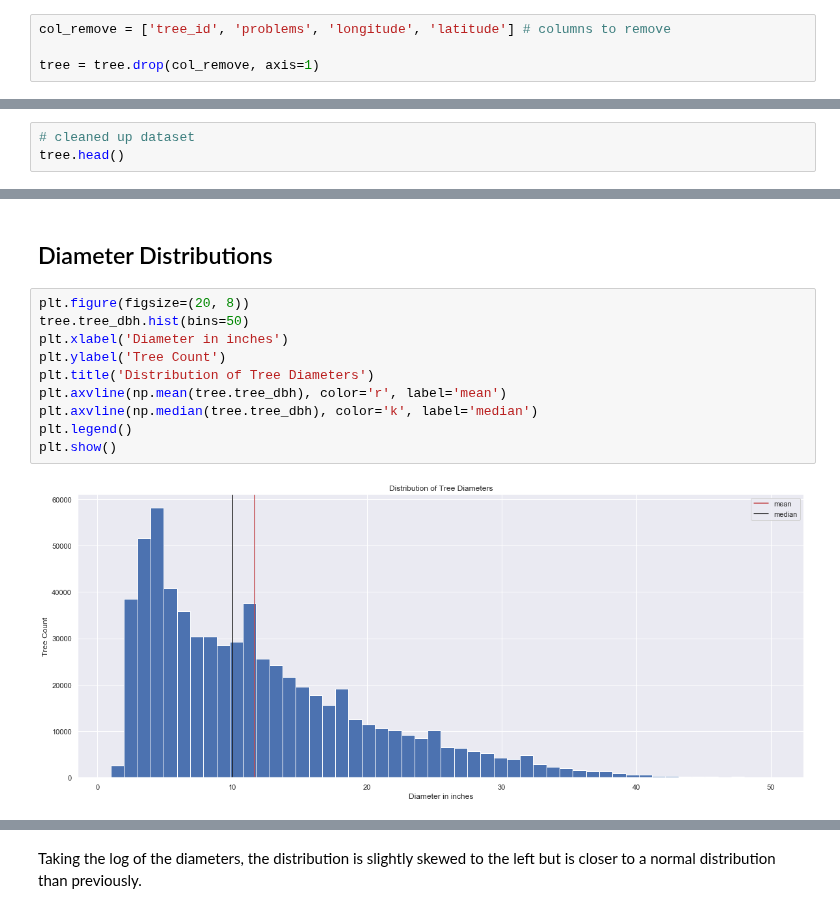
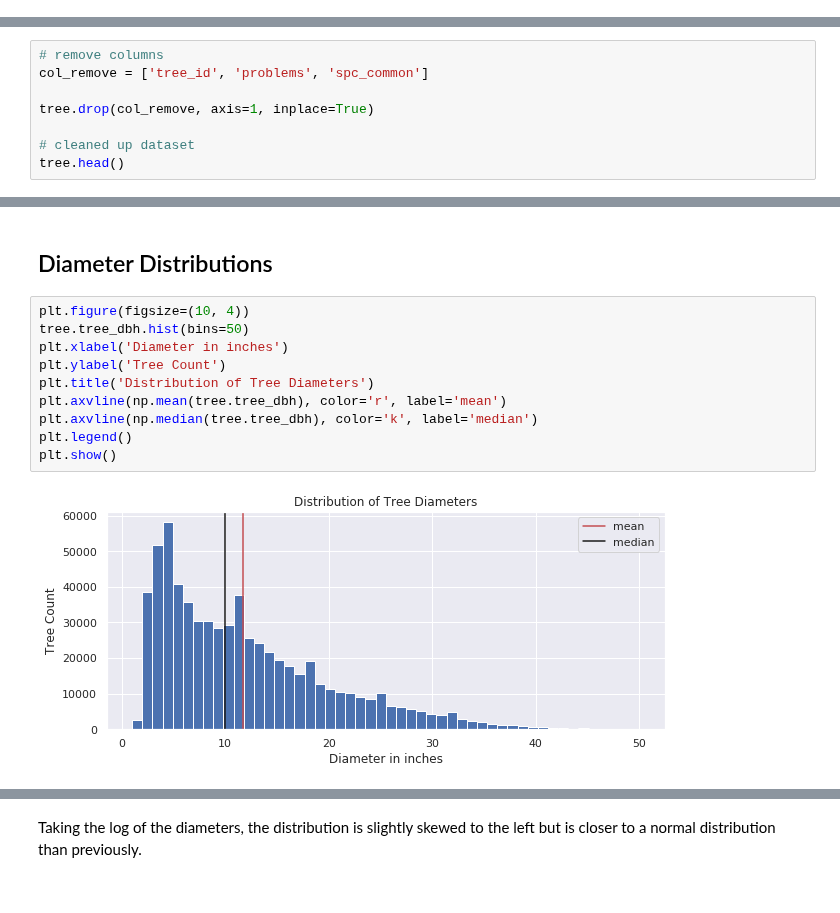
Before and after one commit to annasophiat/tree-health-census, a Jupyter notebook: tree_census_statistical_analysis.ipynb, the cells around one changed output, grey strips where cells are left out. Cells and saved outputs as stored; diff of their text form.

```diff
--- a/tree_census_statistical_analysis.ipynb
+++ b/tree_census_statistical_analysis.ipynb
@@ -56,4 +55,0 @@ The problems column is reflected in the adjacent 9 columns so we are removing it
-# %%
-col_remove = ['tree_id', 'problems', 'longitude', 'latitude'] # columns to remove
-
-tree = tree.drop(col_remove, axis=1)
@@ -60,4 +72,9 @@ tree = tree.drop(col_remove, axis=1)
 # %%
+# remove columns
+col_remove = ['tree_id', 'problems', 'spc_common']
+
+tree.drop(col_remove, axis=1, inplace=True)
+
 # cleaned up dataset
 tree.head()
 # %% [output]
@@ -370,14 +233,14 @@ The goal of using an ANOVA test is to look for differences in average diameters
 # %% [markdown]
 ## Diameter Distributions
 # %%
-plt.figure(figsize=(20, 8))
+plt.figure(figsize=(10, 4))
 tree.tree_dbh.hist(bins=50)
 plt.xlabel('Diameter in inches')
 plt.ylabel('Tree Count')
 plt.title('Distribution of Tree Diameters')
 plt.axvline(np.mean(tree.tree_dbh), color='r', label='mean')
 plt.axvline(np.median(tree.tree_dbh), color='k', label='median')
 plt.legend()
 plt.show()
 # %% [output]
-[figure, old version]
+[figure, new version]
```
Also changed, not shown: parts of 95 cells of this notebook.
